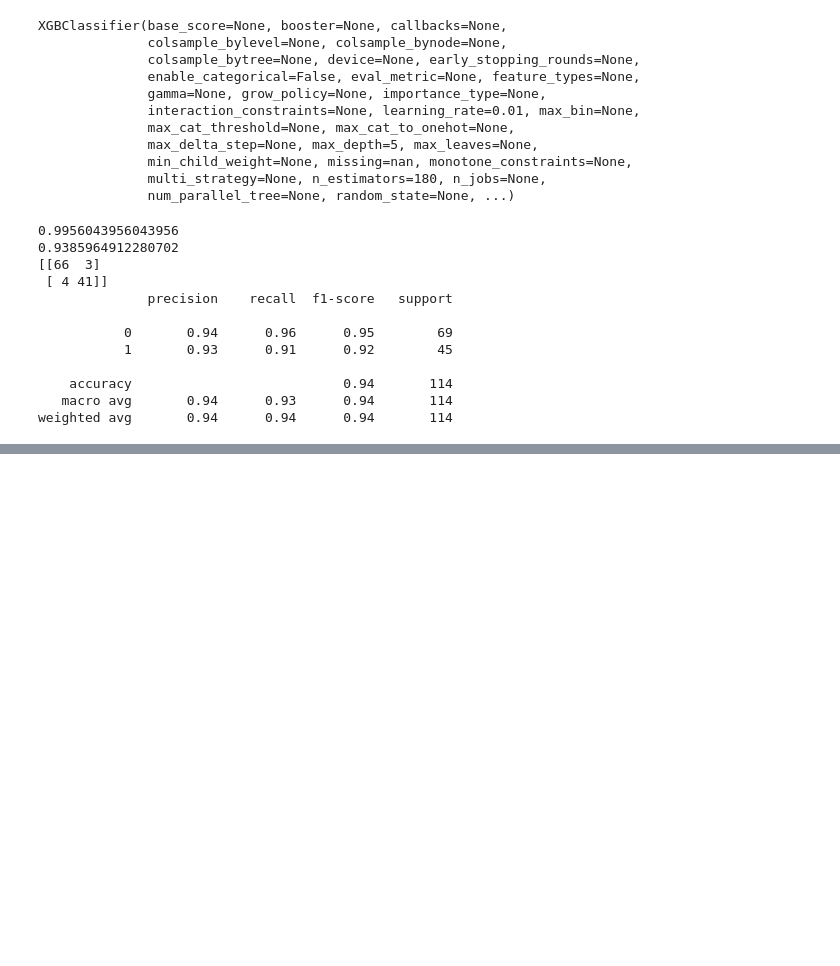
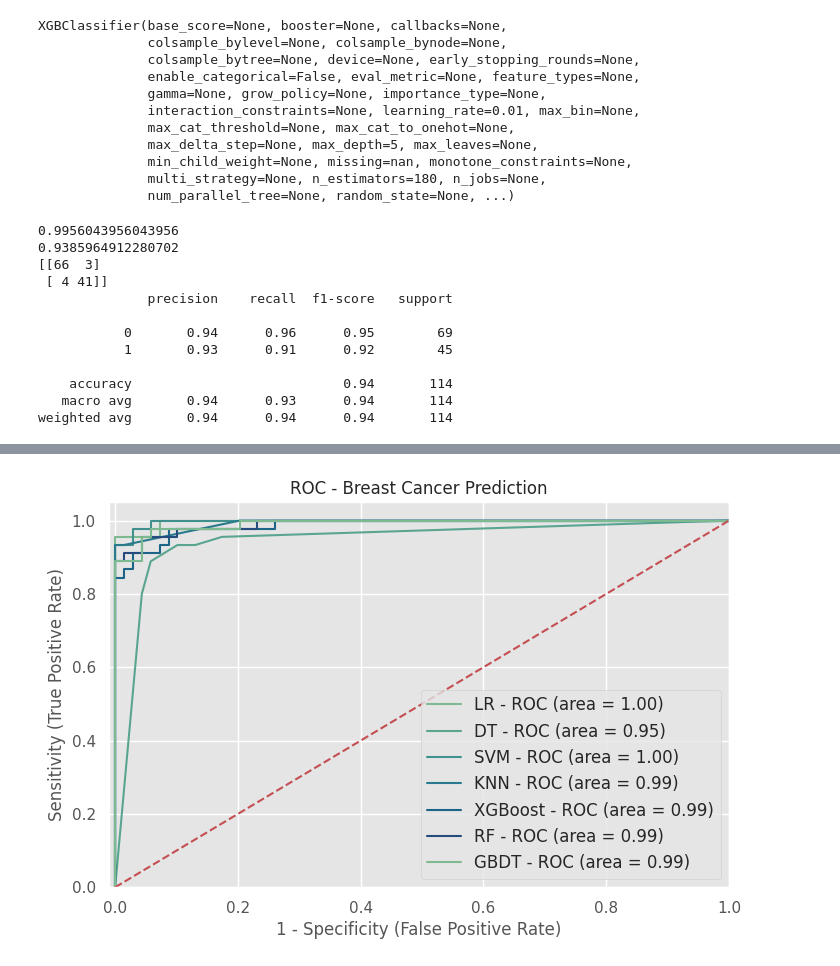
Before and after one commit to SurekhaBerlin/Breast-Cancer-Project, a Jupyter notebook: Breast_Cancer_Project(EDA_+ML_+_DL_).ipynb, the cells around one changed output, grey strips where cells are left out. Cells and saved outputs as stored; diff of their text form; code cells hidden in the pictures; blank space fills up the shorter version.

```diff
--- a/Breast_Cancer_Project(EDA_+ML_+_DL_).ipynb
+++ b/Breast_Cancer_Project(EDA_+ML_+_DL_).ipynb
@@ -872,0 +844,61 @@ plt.show()
+# %%
+
+import pickle
+model = svc
+pickle.dump(model, open("brest_cancer.pkl","wb"))
+# %%
+from sklearn.svm import SVC
+
+# Initialize the SVC model with probability estimates enabled
+svc = SVC(probability=True)
+
+from sklearn import metrics
+import matplotlib.pyplot as plt
+
+plt.figure(figsize=(8, 5))
+
+models = [
+    {'label': 'LR', 'model': log_reg},
+    {'label': 'DT', 'model': dtc},
+    {'label': 'SVM', 'model': svc},
+    {'label': 'KNN', 'model': knn},
+    {'label': 'XGBoost', 'model': xgb},
+    {'label': 'RF', 'model': rand_clf},
+    {'label': 'GBDT', 'model': gbc},
+]
+
+for m in models:
+    model = m['model']
+    model.fit(X_train, y_train)
+    y_pred = model.predict(X_test)
+
+    # Get the probabilities for the positive class
+    y_proba = model.predict_proba(X_test)[:, 1]
+
+    # Calculate ROC curve
+    fpr, tpr, thresholds = metrics.roc_curve(y_test, y_proba)
+
+    # Calculate AUC
+    auc = metrics.roc_auc_score(y_test, y_proba)
+
+    # Plot ROC curve
+    plt.plot(fpr, tpr, label='%s - ROC (area = %0.2f)' % (m['label'], auc))
+
+# Plotting the diagonal line
+plt.plot([0, 1], [0, 1], 'r--')
+
+# Set plot limits and labels
+plt.xlim([-0.01, 1.0])
+plt.ylim([0.0, 1.05])
+plt.xlabel('1 - Specificity (False Positive Rate)', fontsize=12)
+plt.ylabel('Sensitivity (True Positive Rate)', fontsize=12)
+plt.title('ROC - Breast Cancer Prediction', fontsize=12)
+plt.legend(loc="lower right", fontsize=12)
+
+# Save the figure
+plt.savefig("roc_breast_cancer.jpeg", format='jpeg', dpi=400, bbox_inches='tight')
+
+# Show the plot
+plt.show()
+# %% [output]
+[figure, added]
```
Also changed, not shown: parts of 7 cells of this notebook.
